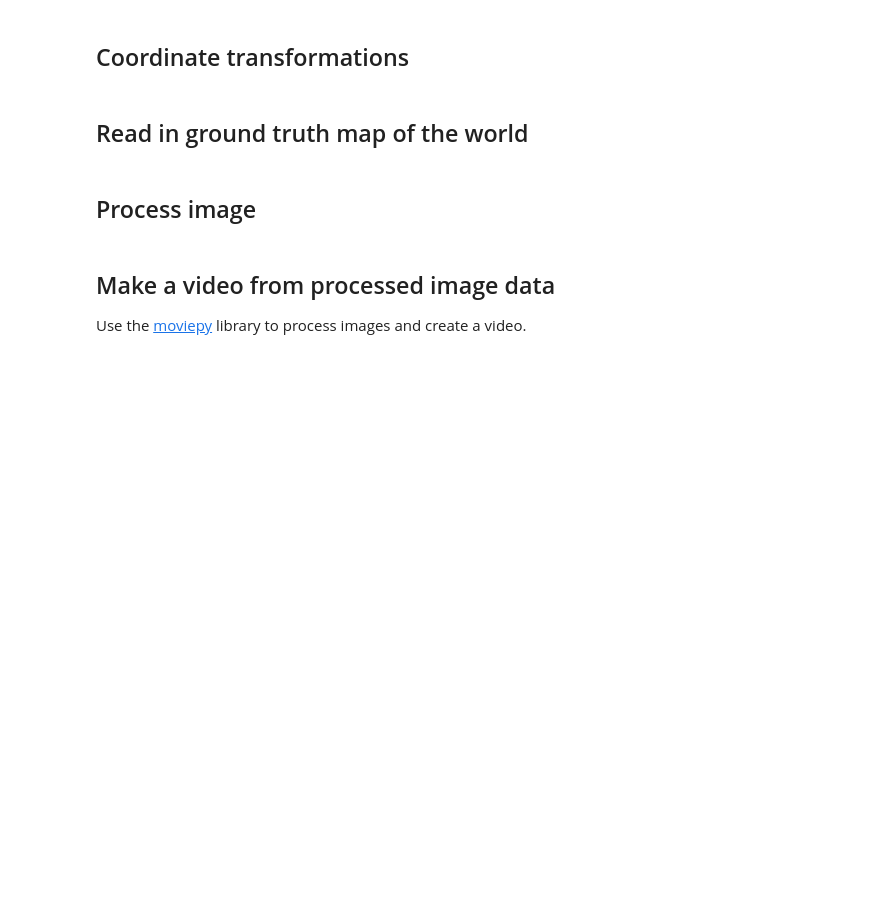
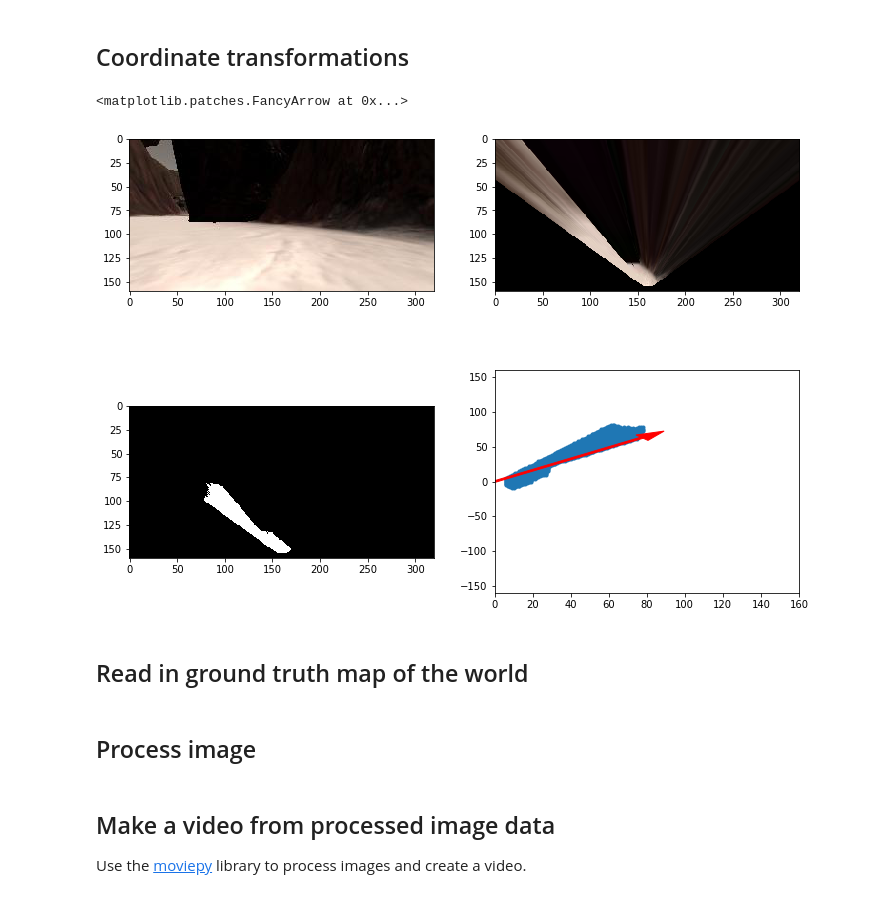
Before and after one commit to LuLi0077/Robotics, a Jupyter notebook: Rover/Rover_test.ipynb, the cells around one changed output. Cells and saved outputs as stored; diff of their text form; code cells hidden in the pictures; blank space fills up the shorter version.

Commit message:
Rover_test.ipynb completed

```diff
--- a/Rover/Rover_test.ipynb
+++ b/Rover/Rover_test.ipynb
@@ -214,36 +223,39 @@ def pix_to_world(xpix, ypix, xpos, ypos, yaw, world_size, scale):
     xpix_tran, ypix_tran = translate_pix(xpix_rot, ypix_rot, xpos, ypos, scale)
     # Perform rotation, translation and clipping all at once
     x_pix_world = np.clip(np.int_(xpix_tran), 0, world_size - 1)
     y_pix_world = np.clip(np.int_(ypix_tran), 0, world_size - 1)
     return x_pix_world, y_pix_world
 
 # Grab another random image
 idx = np.random.randint(0, len(img_list)-1)
 image = mpimg.imread(img_list[idx])
 warped = perspect_transform(image, source, destination)
-threshed = color_thresh(warped)
+rock, ground, obstacles = color_thresh(warped)
 
 # Calculate pixel values in rover-centric coords and distance/angle to all pixels
-xpix, ypix = rover_coords(threshed)
+xpix, ypix = rover_coords(ground)
 dist, angles = to_polar_coords(xpix, ypix)
 mean_dir = np.mean(angles)
 
 # Do some plotting
 fig = plt.figure(figsize=(12,9))
 plt.subplot(221)
 plt.imshow(image)
 plt.subplot(222)
 plt.imshow(warped)
 plt.subplot(223)
-plt.imshow(threshed, cmap='gray')
+plt.imshow(ground, cmap='gray')
 plt.subplot(224)
 plt.plot(xpix, ypix, '.')
 plt.ylim(-160, 160)
 plt.xlim(0, 160)
 arrow_length = 100
 x_arrow = arrow_length * np.cos(mean_dir)
 y_arrow = arrow_length * np.sin(mean_dir)
 plt.arrow(0, 0, x_arrow, y_arrow, color='red', zorder=2, head_width=10, width=2)
+# %% [output]
+<matplotlib.patches.FancyArrow at 0x...>
+[figure, added]
 # %% [markdown]
 ## Read in ground truth map of the world
 # %%
```
Also changed, not shown: parts of 16 cells of this notebook, 4 other files.
